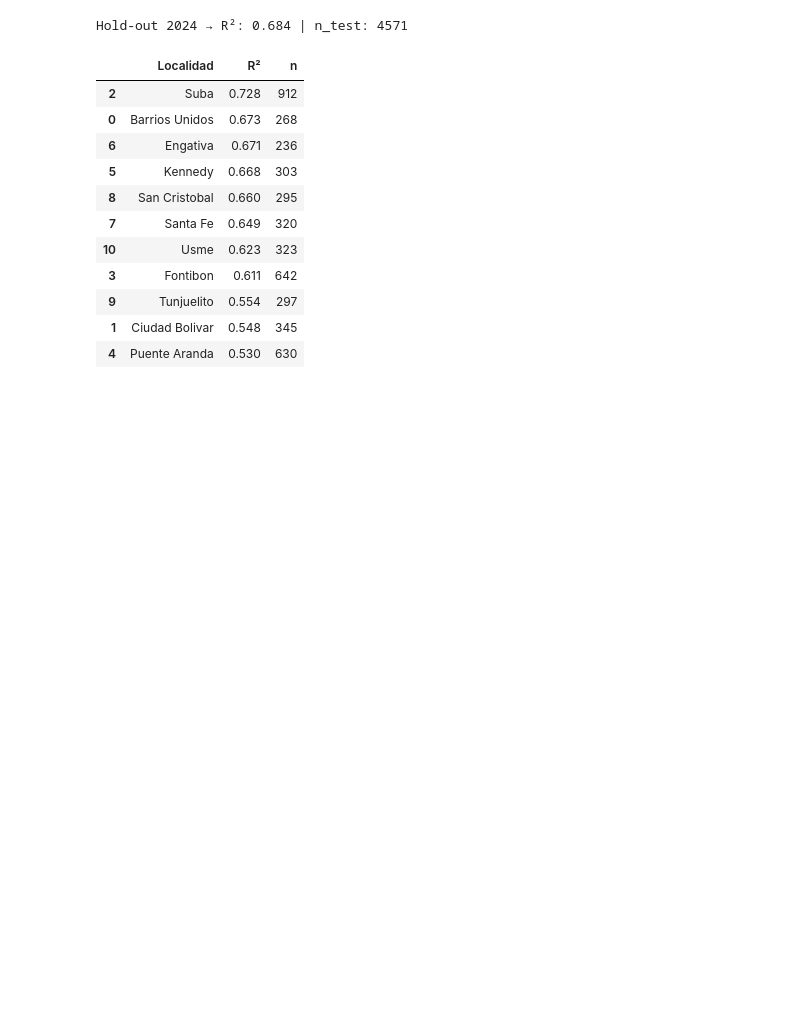
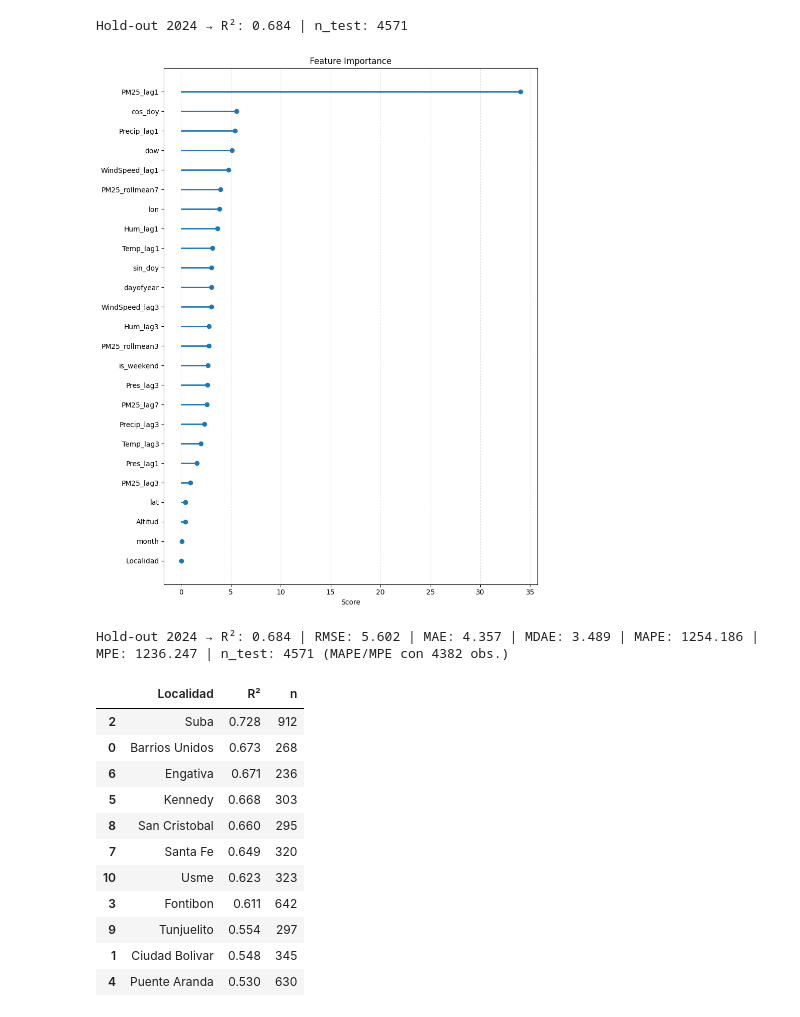
Before and after one commit to Sxmuu/TG-Samuel-P, a Jupyter notebook: Scripts/Python/Notebooks/ML/Modelos_ML.ipynb, the cells around one changed output. Drawn from its saved outputs; the diff is of its cells as text; code cells hidden in the pictures; blank space fills up the shorter version.

```diff
--- a/Scripts/Python/Notebooks/ML/Modelos_ML.ipynb
+++ b/Scripts/Python/Notebooks/ML/Modelos_ML.ipynb
@@ -897,6 +997,64 @@ r2_te = evaluate_r2(y_te, yhat_te)
 print(f"Hold-out 2024 → R²: {r2_te:.3f} | n_test: {int(mask_test.sum())}")
 # %% [output]
 Hold-out 2024 → R²: 0.684 | n_test: 4571
+# %%
+import numpy as np
+import pandas as pd
+import matplotlib.pyplot as plt
+from catboost import Pool
+
+def plot_feature_importance_catboost(model, X, cat_idx=None, top_n=20,
+                                     title="Feature Importance"):
+    """
+    Dibuja un gráfico tipo 'lollipop' horizontal con la importancia de variables
+    de un modelo CatBoost ya entrenado.
+    - model: CatBoostRegressor/Classifier ya fit.
+    - X: DataFrame o ndarray con las features (mismas columnas usadas al entrenar).
+    - cat_idx: índices (o nombres) de columnas categóricas si aplica.
+    - top_n: cuántas variables más importantes mostrar.
+    """
+    # Construir Pool para que CatBoost calcule importancias correctamente
+    pool = Pool(X, cat_features=cat_idx) if cat_idx is not None else Pool(X)
+
+    # Importancia nativa de CatBoost (Gain por defecto)
+    importances = model.get_feature_importance(pool, type='FeatureImportance')
+
+    # Nombres de columnas (si X es ndarray, crear nombres genéricos)
+    if hasattr(X, "columns"):
+        cols = X.columns.astype(str)
+    else:
+        cols = pd.Index([f"feature_{i}" for i in range(np.asarray(X).shape[1])], dtype=str)
+
+    fi = (pd.DataFrame({"feature": cols, "importance": importances})
+            .sort_values("importance", ascending=False)
+            .head(top_n)
+            .sort_values("importance", ascending=True))  # para graficar de abajo hacia arriba
+
+    # --- Gráfico estilo “lollipop” horizontal ---
+    plt.figure(figsize=(9, max(4, 0.45*len(fi))))
+    # líneas
+    plt.hlines(y=fi["feature"], xmin=0, xmax=fi["importance"], linewidth=2)
+    # puntos
+    plt.plot(fi["importance"], fi["feature"], "o")
+    # estética
+    plt.xlabel("Score")
+    plt.ylabel("")
+    plt.title(title)
+    plt.grid(True, axis="x", linestyle="--", alpha=0.35)
+    plt.tight_layout()
+    plt.show()
+
+# Ejemplo de uso (con tu modelo final y las columnas de entrenamiento):
+plot_feature_importance_catboost(final_model, X_tr, cat_idx=cat_idx, top_n=25)
+# %% [output]
+[figure, added]
+# %%
+metrics_te = regression_metrics(y_te, yhat_te)
+print("Hold-out 2024 →",
+      " | ".join([f"{k}: {metrics_te[k]:.3f}" for k in ["R²","RMSE","MAE","MDAE","MAPE","MPE"]]),
+      f"| n_test: {int(mask_test.sum())} (MAPE/MPE con {metrics_te['n_pct_used']} obs.)")
+# %% [output]
+Hold-out 2024 → R²: 0.684 | RMSE: 5.602 | MAE: 4.357 | MDAE: 3.489 | MAPE: 1254.186 | MPE: 1236.247 | n_test: 4571 (MAPE/MPE con 4382 obs.)
 # %%
 # --- 4) R² por estación en hold-out 2024 ---
 def eval_r2_by_station(y_true, y_pred, localities):
```
Also changed, not shown: parts of 2 cells of this notebook.
